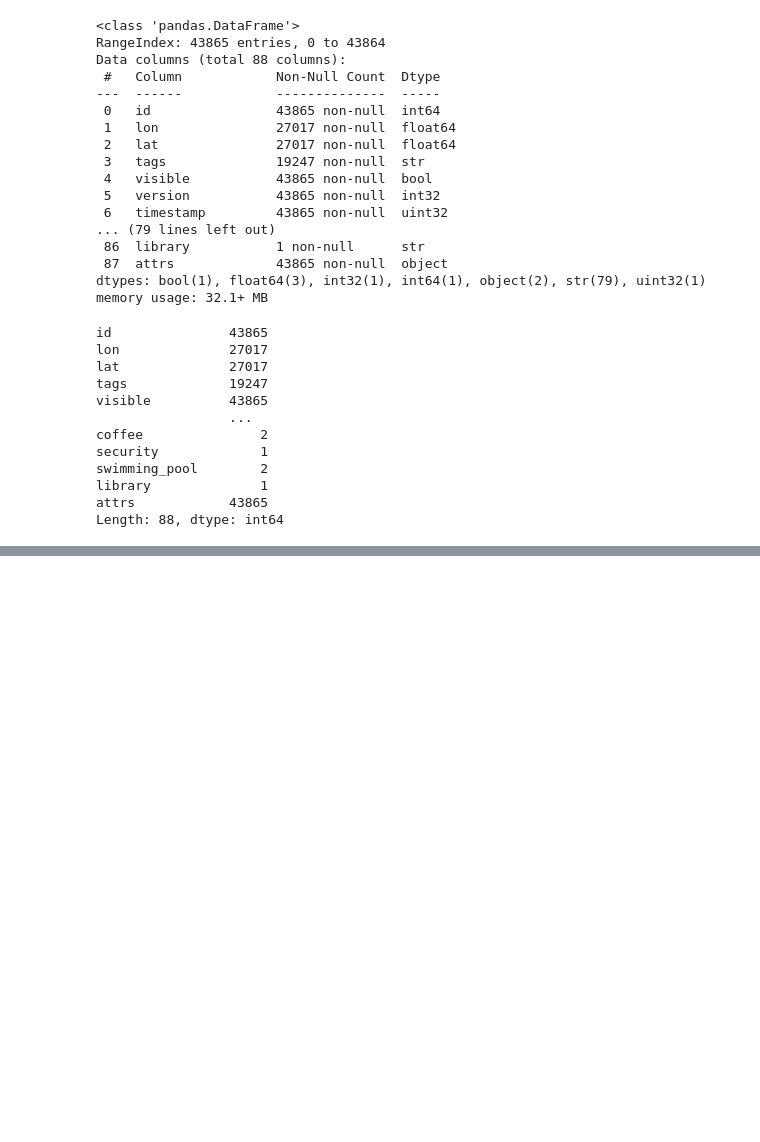
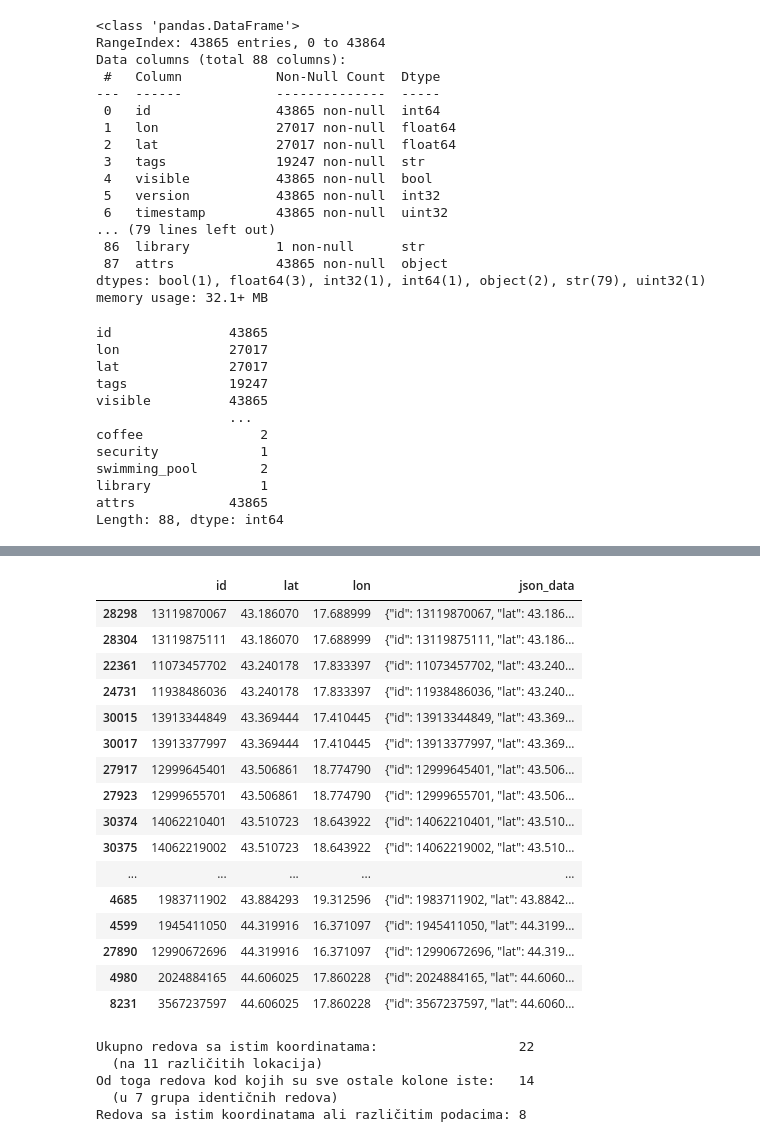
Before and after one commit to esadinlija1/AtlantBH-Internship2026-GeoInformationRetrieval, a Jupyter notebook: notebooks/eda.ipynb, the cells around one changed output, grey strips where cells are left out. Saved outputs shown, nothing was run; the diff lists cells and outputs as text; code cells hidden in the pictures; blank space fills up the shorter version.

```diff
--- a/notebooks/eda.ipynb
+++ b/notebooks/eda.ipynb
@@ -145,0 +368,16 @@ Length: 88, dtype: int64
+# %%
+def is_missing(s):
+    # NaN/None ili potpuno prazna vrijednost ("", "   ", "nan", "None")
+    st = s.astype(str).str.strip().str.lower()
+    return s.isna() | st.isin(["", "nan", "none", "null"])
+
+lon_missing = is_missing(gdf["lon"])
+lat_missing = is_missing(gdf["lat"])
+
+only_lat = lon_missing & ~lat_missing   # ima samo lat
+only_lon = ~lon_missing & lat_missing   # ima samo lon
+none_ll  = lon_missing & lat_missing    # nema ni jedno
+
+print(f"Samo lat (lon NaN/prazan): {only_lat.sum()}")
+print(f"Samo lon (lat NaN/prazan): {only_lon.sum()}")
+print(f"Ni lon ni lat:             {none_ll.sum()}")
@@ -145,0 +407,14 @@ Length: 88, dtype: int64
+# %%
+# duplikati koordinata: redovi koji imaju isti lat I isti lon kao neki drugi red
+has_ll = gdf.loc[~lon_missing & ~lat_missing, ["lon", "lat"]]
+
+dup_mask = has_ll.duplicated(subset=["lon", "lat"], keep=False)
+dup_groups = has_ll[dup_mask].groupby(["lon", "lat"]).size().sort_values(ascending=False)
+
+print(f"Rows with lat and lon:                       {len(has_ll)}")
+print(f"Rows with same coordinates:        {dup_mask.sum()} ({dup_mask.mean():.1%})")
+print(f"Locations with multiple rows:              {len(dup_groups)}")
+print(f"Duplicate rows: {has_ll.duplicated(subset=['lon', 'lat']).sum()}")
+
+print("\nMost commonly repeated coordinates:")
+print(dup_groups.head(10))
@@ -145,0 +490,46 @@ Length: 88, dtype: int64
+# %%
+pd.set_option("display.max_colwidth", None)
+gdf.loc[dup_rows.index, ["id", "lat", "lon", "json_data"]]
+# %% [output]
+|  | id | lat | lon | json_data |
+| 28298 | 13119870067 | 43.186070 | 17.688999 | {"id": 13119870067, "lat": 43.186... |
+| 28304 | 13119875111 | 43.186070 | 17.688999 | {"id": 13119875111, "lat": 43.186... |
+| 22361 | 11073457702 | 43.240178 | 17.833397 | {"id": 11073457702, "lat": 43.240... |
+| 24731 | 11938486036 | 43.240178 | 17.833397 | {"id": 11938486036, "lat": 43.240... |
+| 30015 | 13913344849 | 43.369444 | 17.410445 | {"id": 13913344849, "lat": 43.369... |
+| 30017 | 13913377997 | 43.369444 | 17.410445 | {"id": 13913377997, "lat": 43.369... |
+| 27917 | 12999645401 | 43.506861 | 18.774790 | {"id": 12999645401, "lat": 43.506... |
+| 27923 | 12999655701 | 43.506861 | 18.774790 | {"id": 12999655701, "lat": 43.506... |
+| 30374 | 14062210401 | 43.510723 | 18.643922 | {"id": 14062210401, "lat": 43.510... |
+| 30375 | 14062219002 | 43.510723 | 18.643922 | {"id": 14062219002, "lat": 43.510... |
+| ... | ... | ... | ... | ... |
+| 4685 | 1983711902 | 43.884293 | 19.312596 | {"id": 1983711902, "lat": 43.8842... |
+| 4599 | 1945411050 | 44.319916 | 16.371097 | {"id": 1945411050, "lat": 44.3199... |
+| 27890 | 12990672696 | 44.319916 | 16.371097 | {"id": 12990672696, "lat": 44.319... |
+| 4980 | 2024884165 | 44.606025 | 17.860228 | {"id": 2024884165, "lat": 44.6060... |
+| 8231 | 3567237597 | 44.606025 | 17.860228 | {"id": 3567237597, "lat": 44.6060... |
+# %%
+# 1) redovi sa istim lat i lon (samo redovi koji imaju obje koordinate)
+EXCLUDE = {"id", "timestamp", "json_data"}  # json_data je izvedena kolona, nije dio originalne tabele
+
+t = gdf[gdf["lat"].notna() & gdf["lon"].notna()]
+same_coord = t.duplicated(subset=["lat", "lon"], keep=False)
+tc = t[same_coord]
+
+# 2) među njima: redovi kod kojih su SVE ostale kolone iste (osim id i timestamp)
+#    sve pretvaramo u string da bi se mogle porediti i geometrija/dict vrijednosti; NaN -> "<NA>"
+cmp_cols = [c for c in tc.columns if c not in EXCLUDE]
+tc_str = tc[cmp_cols].astype(object).where(tc[cmp_cols].notna(), "<NA>").astype(str)
+same_all = tc_str.duplicated(keep=False)
+
+print(f"Ukupno redova sa istim koordinatama:                  {same_coord.sum()}")
+print(f"  (na {tc.groupby(['lat', 'lon']).ngroups} različitih lokacija)")
+print(f"Od toga redova kod kojih su sve ostale kolone iste:   {same_all.sum()}")
+print(f"  (u {tc_str[same_all].drop_duplicates().shape[0]} grupa identičnih redova)")
+print(f"Redova sa istim koordinatama ali različitim podacima: {(~same_all).sum()}")
+# %% [output]
+Ukupno redova sa istim koordinatama:                  22
+  (na 11 različitih lokacija)
+Od toga redova kod kojih su sve ostale kolone iste:   14
+  (u 7 grupa identičnih redova)
+Redova sa istim koordinatama ali različitim podacima: 8
```
Also changed, not shown: parts of 19 cells of this notebook, 4 other files.
